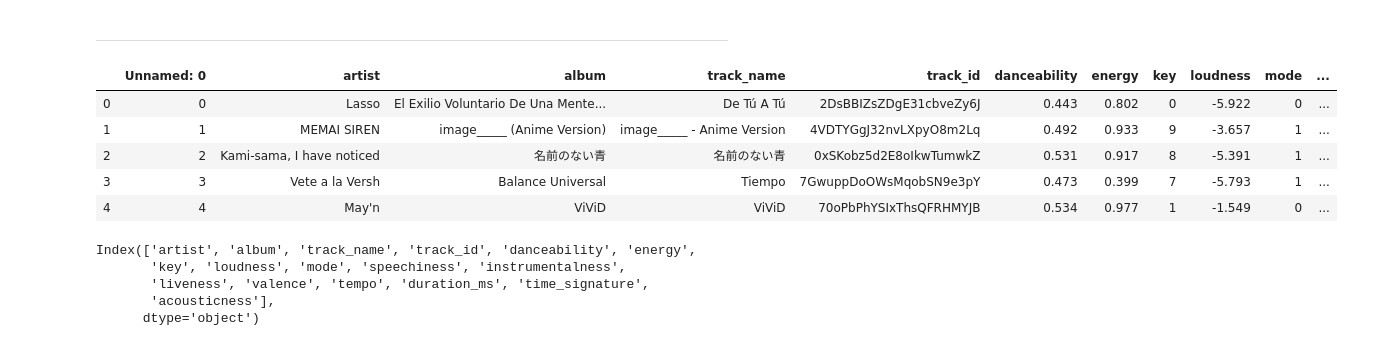
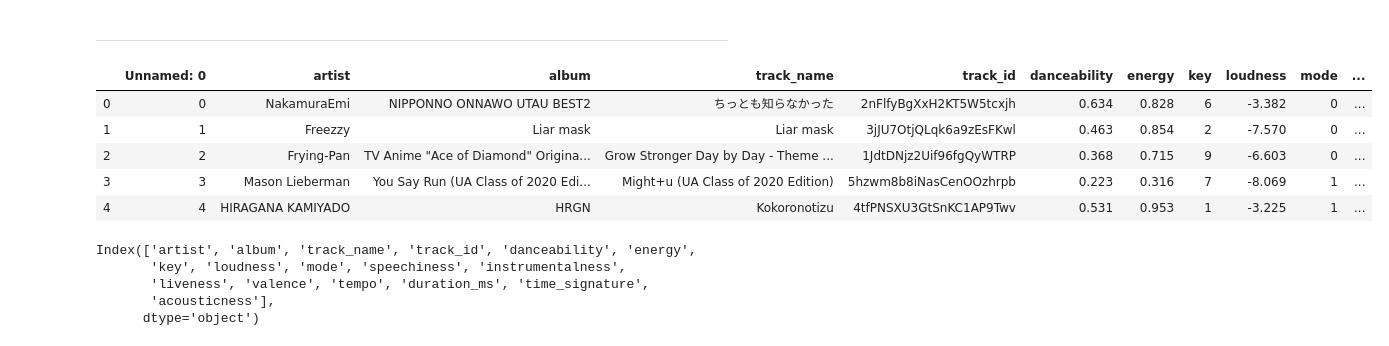
Before and after one commit to cristobalza/spotify_my_songs_classifier, a Jupyter notebook: playlist_spotify.ipynb, the cells around one changed output. Saved outputs shown, nothing was run; the diff lists cells and outputs as text; code cells hidden in the pictures.

Commit message:
update weekly discover playlist; edits on compare models

```diff
--- a/playlist_spotify.ipynb
+++ b/playlist_spotify.ipynb
@@ -141,13 +141,13 @@ discover_weekly_cristobal.to_csv('./output/weekly_discover_playlists/my_discover
 # %%
-temp = pd.read_csv('./output/weekly_discover_playlists/my_discover_weekly_week_Aug_23.csv')
+temp = pd.read_csv('./output/weekly_discover_playlists/my_discover_weekly_week_Aug_30.csv')
 temp.head()
 # %% [output]
 |  | Unnamed: 0 | artist | album | track_name | track_id | danceability | energy | key | loudness | mode | ... |
-| 0 | 0 | Lasso | El Exilio Voluntario De Una Mente... | De Tú A Tú | 2DsBBIZsZDgE31cbveZy6J | 0.443 | 0.802 | 0 | -5.922 | 0 | ... |
-| 1 | 1 | MEMAI SIREN | image_____ (Anime Version) | image_____ - Anime Version | 4VDTYGgJ32nvLXpyO8m2Lq | 0.492 | 0.933 | 9 | -3.657 | 1 | ... |
-| 2 | 2 | Kami-sama, I have noticed | 名前のない青 | 名前のない青 | 0xSKobz5d2E8oIkwTumwkZ | 0.531 | 0.917 | 8 | -5.391 | 1 | ... |
-| 3 | 3 | Vete a la Versh | Balance Universal | Tiempo | 7GwuppDoOWsMqobSN9e3pY | 0.473 | 0.399 | 7 | -5.793 | 1 | ... |
-| 4 | 4 | May'n | ViViD | ViViD | 70oPbPhYSIxThsQFRHMYJB | 0.534 | 0.977 | 1 | -1.549 | 0 | ... |
+| 0 | 0 | NakamuraEmi | NIPPONNO ONNAWO UTAU BEST2 | ちっとも知らなかった | 2nFlfyBgXxH2KT5W5tcxjh | 0.634 | 0.828 | 6 | -3.382 | 0 | ... |
+| 1 | 1 | Freezzy | Liar mask | Liar mask | 3jJU7OtjQLqk6a9zEsFKwl | 0.463 | 0.854 | 2 | -7.570 | 0 | ... |
+| 2 | 2 | Frying-Pan | TV Anime "Ace of Diamond" Origina... | Grow Stronger Day by Day - Theme ... | 1JdtDNjz2Uif96fgQyWTRP | 0.368 | 0.715 | 9 | -6.603 | 0 | ... |
+| 3 | 3 | Mason Lieberman | You Say Run (UA Class of 2020 Edi... | Might+u (UA Class of 2020 Edition) | 5hzwm8b8iNasCenOOzhrpb | 0.223 | 0.316 | 7 | -8.069 | 1 | ... |
+| 4 | 4 | HIRAGANA KAMIYADO | HRGN | Kokoronotizu | 4tfPNSXU3GtSnKC1AP9Twv | 0.531 | 0.953 | 1 | -3.225 | 1 | ... |
 # %%
 discover_weekly_cristobal.columns
 # %% [output]
```
Also changed, not shown: parts of 7 cells of this notebook, 3 other files.
